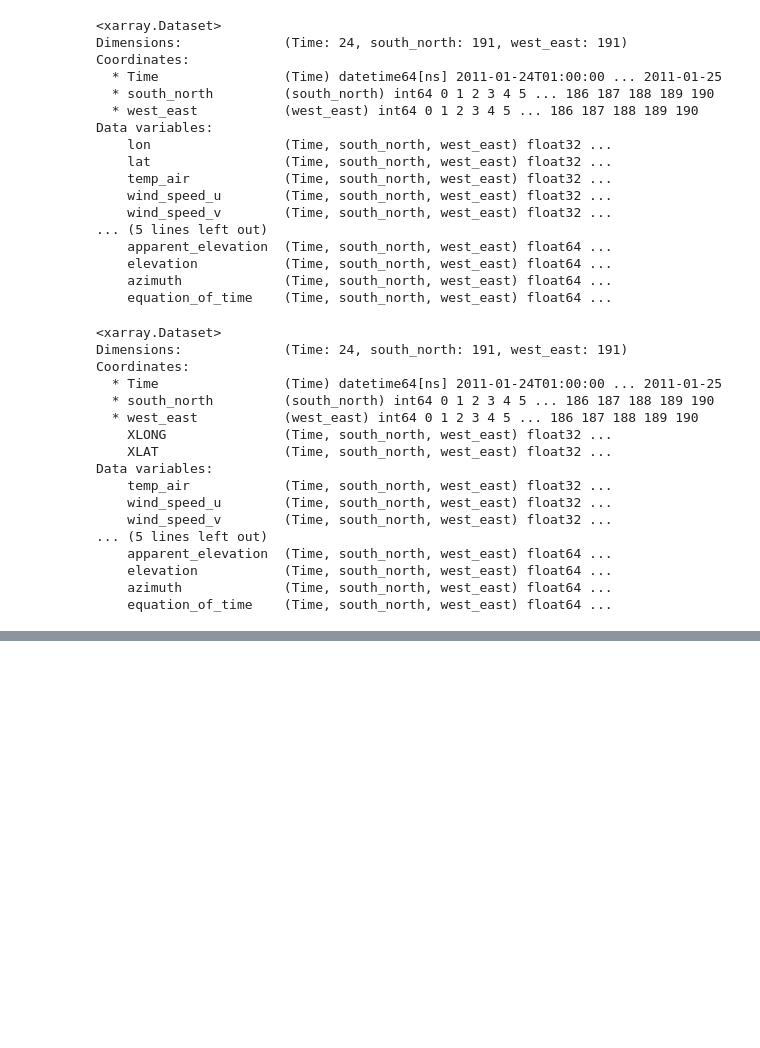
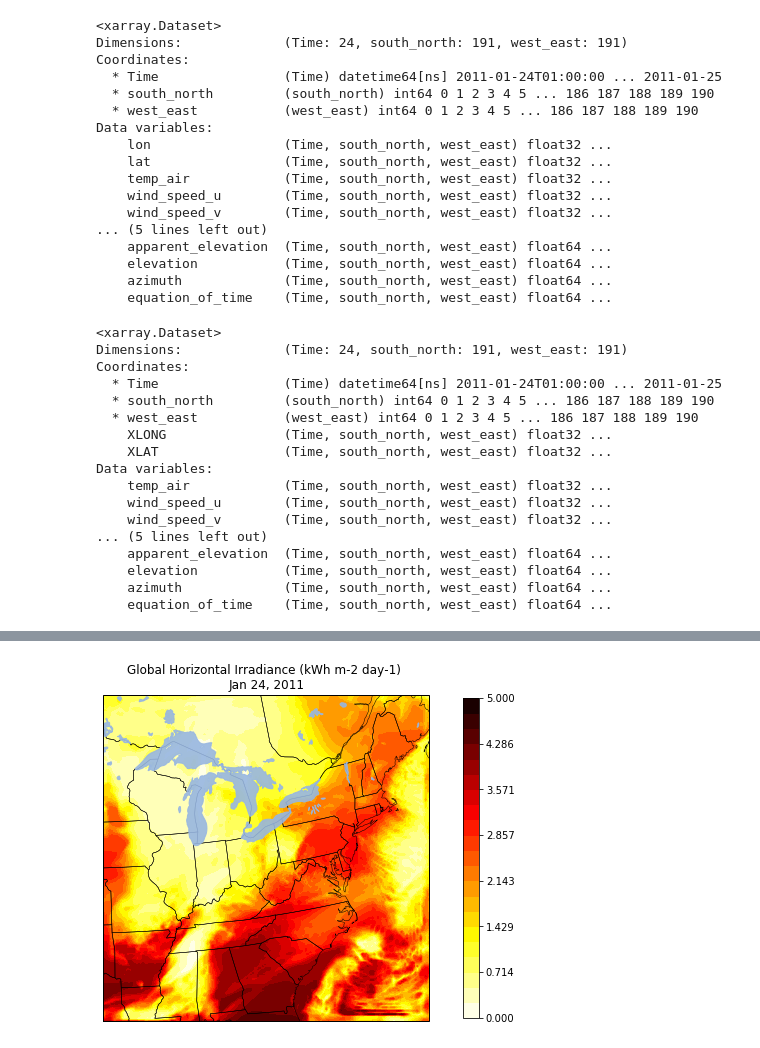
Before and after one commit to jeffreysward/met4ene, a Jupyter notebook: post/python/WRF GHI Plot.ipynb, the cells around one changed output, grey strips where cells are left out. Drawn from its saved outputs; the diff is of its cells as text; code cells hidden in the pictures; blank space fills up the shorter version.

```diff
--- a/post/python/WRF GHI Plot.ipynb
+++ b/post/python/WRF GHI Plot.ipynb
@@ -203,0 +213,6 @@ array([[854.42017 , 862.03424 , 862.0363  , ..., 423.11484 , 354.10306 ,
+# %%
+datestr = ncdata['Time'][0].dt.strftime('%b %d, %Y').values
+fig_path = f'/Users/swardy9230/Box Sync/01_Research/01_Renewable_Analysis/WRF_Solar_and_Wind/figures/daily_GHI_plot_{datestr}.png'
+plot_daily_GHI(ncdata.Time, hourly=False, save_fig=True, fig_path=fig_path)
+# %% [output]
+[figure, added]
```
Also changed, not shown: parts of 13 cells of this notebook, 3 other files.
